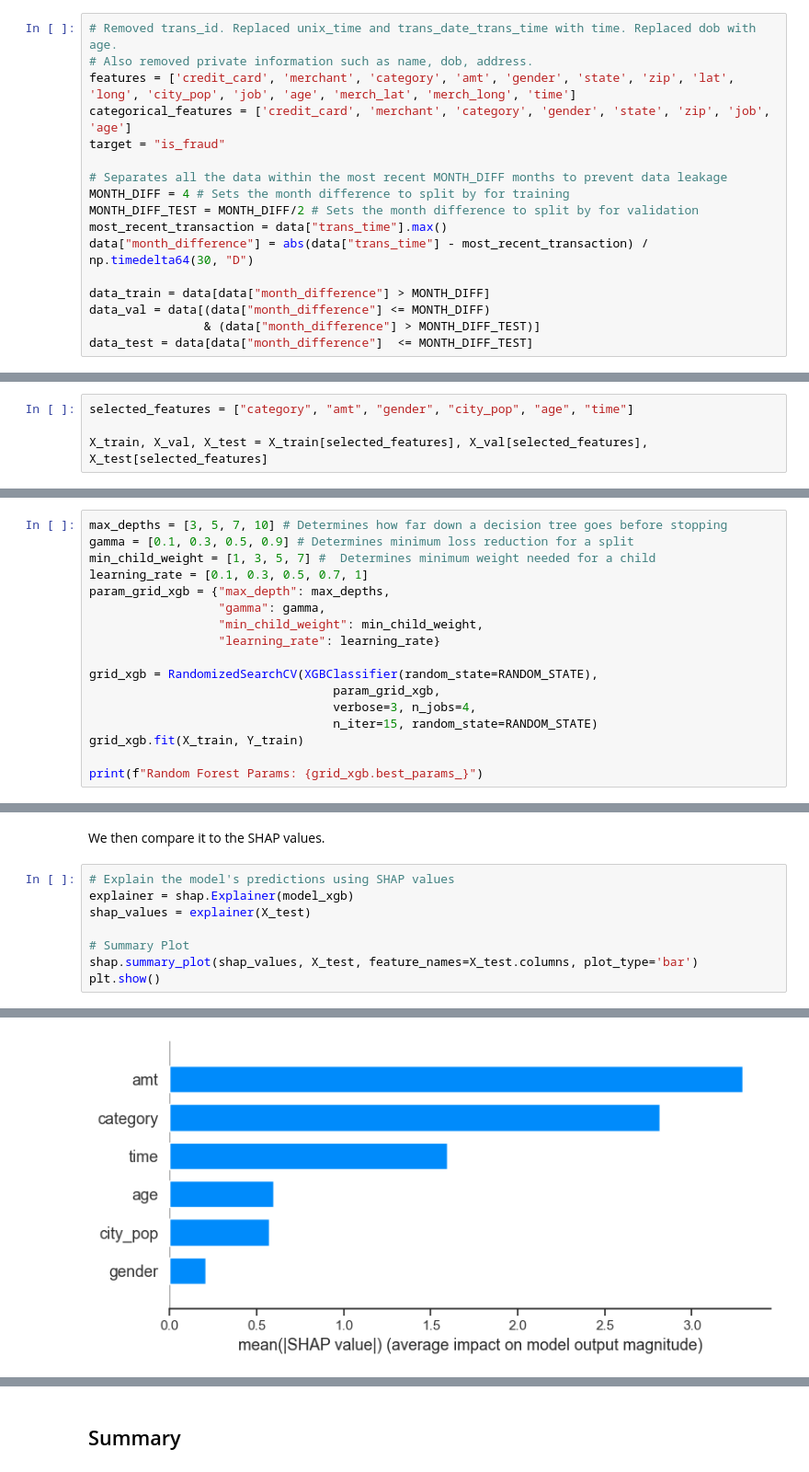
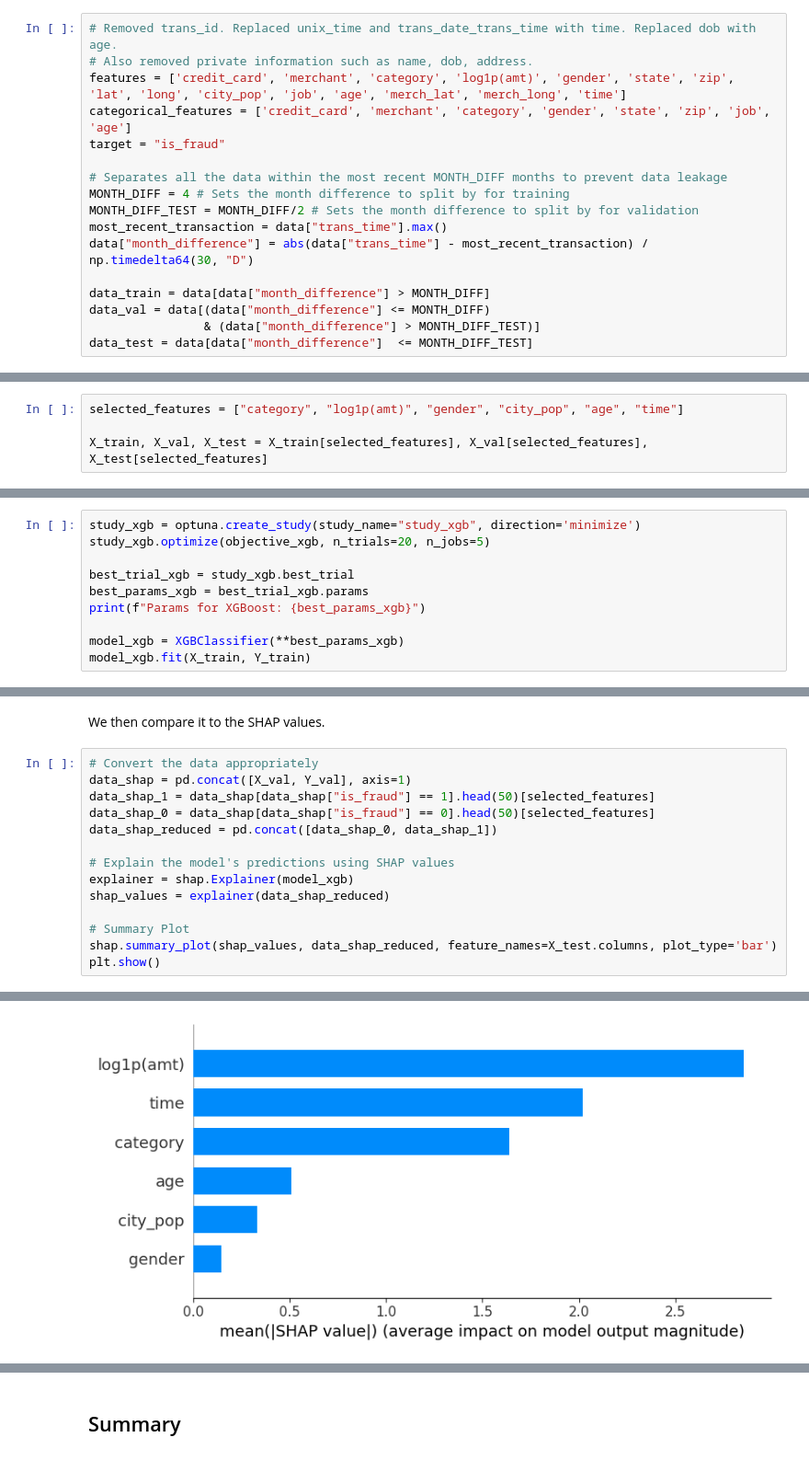
Before and after one commit to hnguyentran03/card_detection, a Jupyter notebook: transaction-fraud-detect.ipynb, the cells around one changed output, grey strips where cells are left out. Shown at 92% size. Cells and saved outputs as stored; diff of their text form.

Commit message:
added optuna, used SHAP approriately and added a changelog

```diff
--- a/transaction-fraud-detect.ipynb
+++ b/transaction-fraud-detect.ipynb
@@ -246,7 +250,7 @@ Removing any unecessary features and taking the 4 most recent months as testing
 # %%
 # Removed trans_id. Replaced unix_time and trans_date_trans_time with time. Replaced dob with age.
 # Also removed private information such as name, dob, address.
-features = ['credit_card', 'merchant', 'category', 'amt', 'gender', 'state', 'zip', 'lat', 'long', 'city_pop', 'job', 'age', 'merch_lat', 'merch_long', 'time']
+features = ['credit_card', 'merchant', 'category', 'log1p(amt)', 'gender', 'state', 'zip', 'lat', 'long', 'city_pop', 'job', 'age', 'merch_lat', 'merch_long', 'time']
 categorical_features = ['credit_card', 'merchant', 'category', 'gender', 'state', 'zip', 'job', 'age']
 target = "is_fraud"
 
@@ -340,5 +344,5 @@ The features `["category", "amt", "gender", "city_pop", "age", "time"]` were fou
 # %%
-selected_features = ["category", "amt", "gender", "city_pop", "age", "time"]
+selected_features = ["category", "log1p(amt)", "gender", "city_pop", "age", "time"]
 
 X_train, X_val, X_test = X_train[selected_features], X_val[selected_features], X_test[selected_features]
 # %% [markdown]
@@ -500,17 +499,0 @@ Finding and tuning hyperparameters of the XGBClassifier using RandomizedSearch.
-# %%
-max_depths = [3, 5, 7, 10] # Determines how far down a decision tree goes before stopping
-gamma = [0.1, 0.3, 0.5, 0.9] # Determines minimum loss reduction for a split
-min_child_weight = [1, 3, 5, 7] #  Determines minimum weight needed for a child
-learning_rate = [0.1, 0.3, 0.5, 0.7, 1]
-param_grid_xgb = {"max_depth": max_depths,
-                  "gamma": gamma,
-                  "min_child_weight": min_child_weight,
-                  "learning_rate": learning_rate}
-
-grid_xgb = RandomizedSearchCV(XGBClassifier(random_state=RANDOM_STATE),
-                                  param_grid_xgb,
-                                  verbose=3, n_jobs=4,
-                                  n_iter=15, random_state=RANDOM_STATE)
-grid_xgb.fit(X_train, Y_train)
-
-print(f"Random Forest Params: {grid_xgb.best_params_}")
@@ -590,0 +526,10 @@ XGBClassifier(base_score=None, booster=None, callbacks=None,
+# %%
+study_xgb = optuna.create_study(study_name="study_xgb", direction='minimize')
+study_xgb.optimize(objective_xgb, n_trials=20, n_jobs=5)
+
+best_trial_xgb = study_xgb.best_trial
+best_params_xgb = best_trial_xgb.params
+print(f"Params for XGBoost: {best_params_xgb}")
+
+model_xgb = XGBClassifier(**best_params_xgb)
+model_xgb.fit(X_train, Y_train)
@@ -711,11 +645,17 @@ plt.show()
 # %% [markdown]
 We then compare it to the SHAP values.
 # %%
+# Convert the data appropriately
+data_shap = pd.concat([X_val, Y_val], axis=1)
+data_shap_1 = data_shap[data_shap["is_fraud"] == 1].head(50)[selected_features]
+data_shap_0 = data_shap[data_shap["is_fraud"] == 0].head(50)[selected_features]
+data_shap_reduced = pd.concat([data_shap_0, data_shap_1])
+
 # Explain the model's predictions using SHAP values
 explainer = shap.Explainer(model_xgb)
-shap_values = explainer(X_test)
+shap_values = explainer(data_shap_reduced)
 
 # Summary Plot
-shap.summary_plot(shap_values, X_test, feature_names=X_test.columns, plot_type='bar')
+shap.summary_plot(shap_values, data_shap_reduced, feature_names=X_test.columns, plot_type='bar')
 plt.show()
 # %% [output]
@@ -723,4 +664,4 @@ plt.show()
-[figure, old version]
+[figure, new version]
 # %%
 shap.plots.beeswarm(shap_values)
 # %% [output]
```
Also changed, not shown: parts of 40 cells of this notebook, 1 other file.
